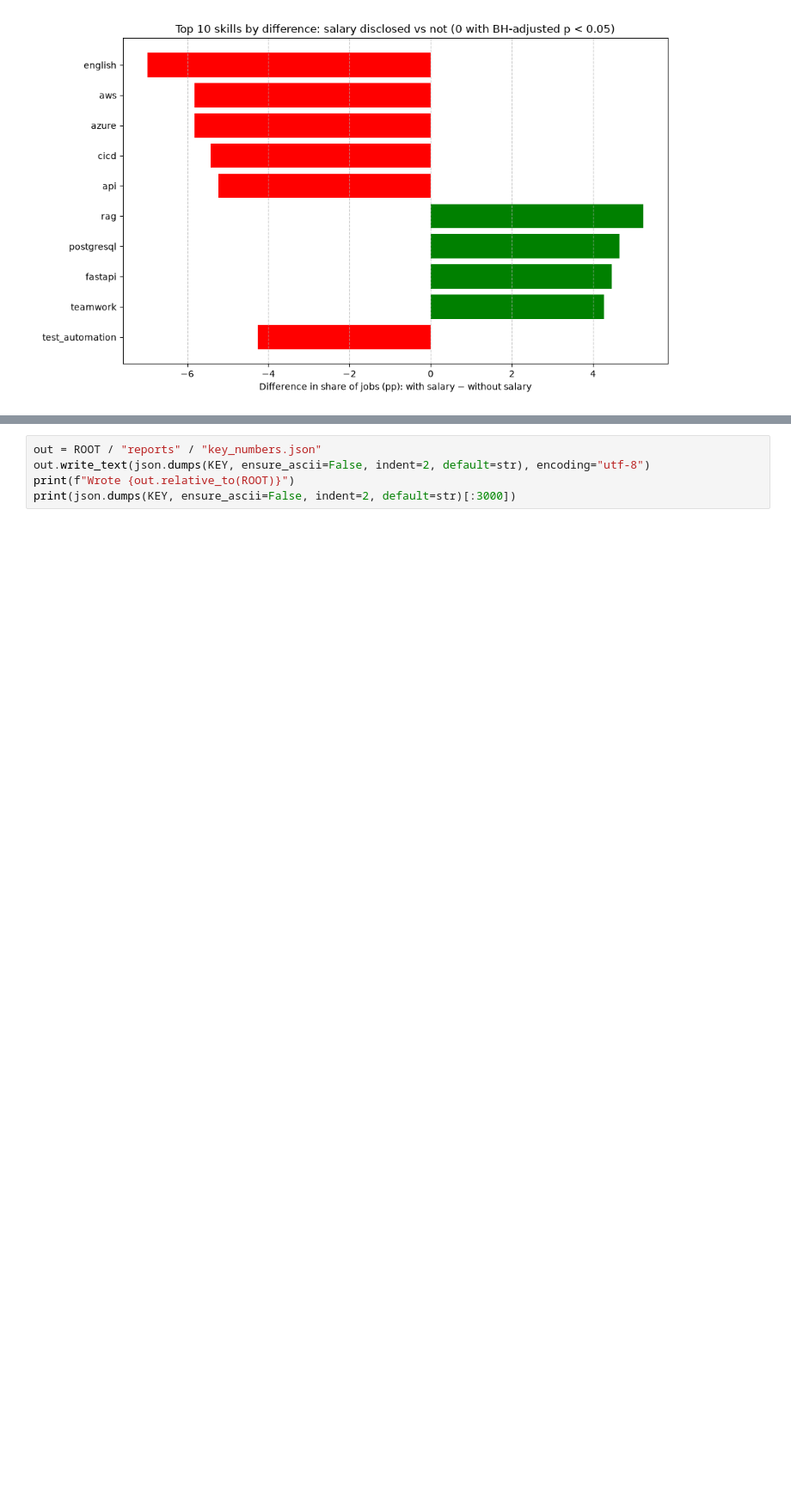
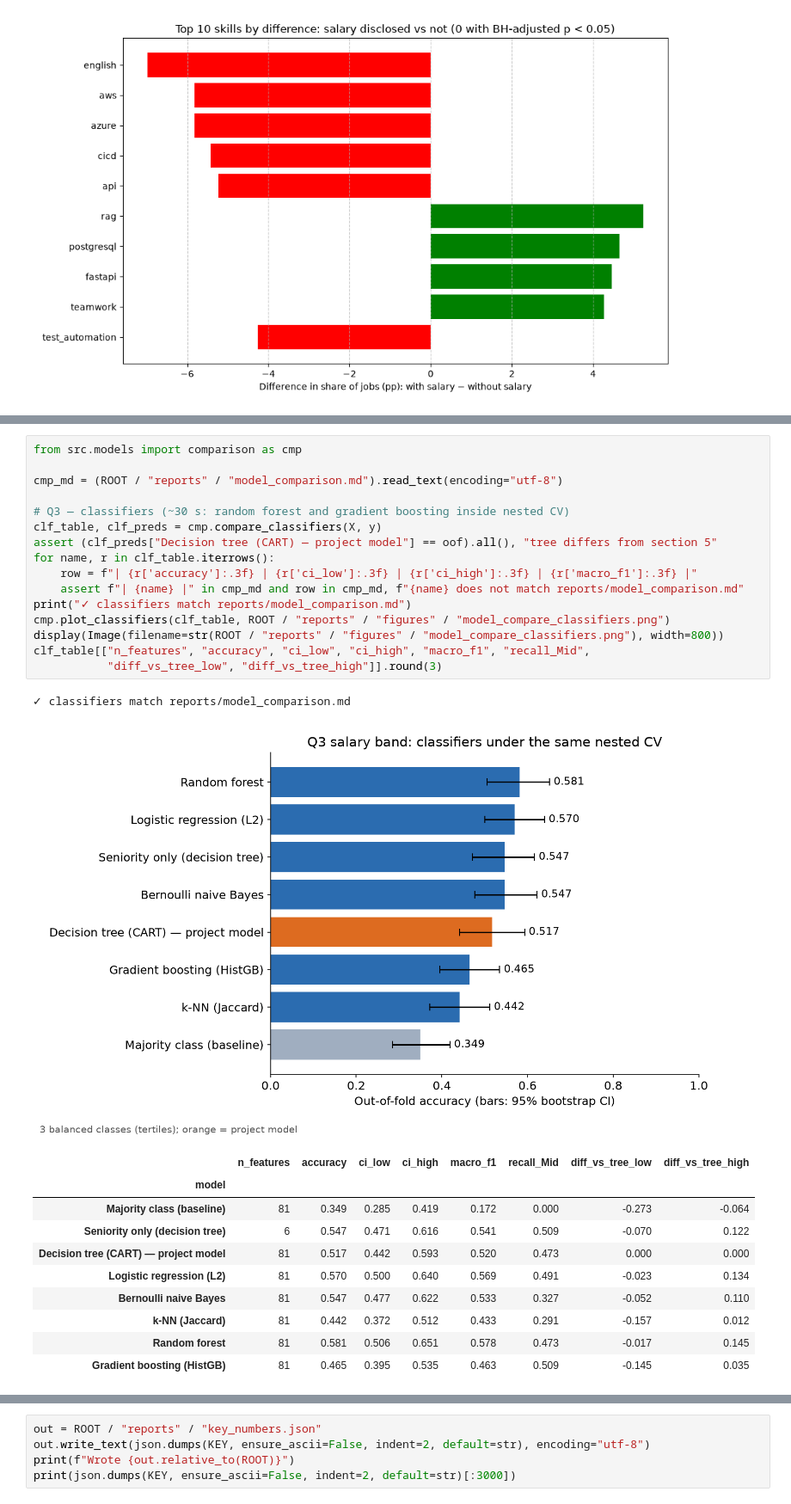
Before and after one commit to dogtoro/Labor-Market-Intelligence, a Jupyter notebook: notebooks/final_notebook.ipynb, the cells around one changed output, grey strips where cells are left out. Shown at 86% size. Saved outputs shown, nothing was run; the diff lists cells and outputs as text; blank space fills up the shorter version.

```diff
--- a/notebooks/final_notebook.ipynb
+++ b/notebooks/final_notebook.ipynb
@@ -432,0 +445,29 @@ for name in ["bias_levels.png", "bias_skills.png"]:
+# %%
+from src.models import comparison as cmp
+
+cmp_md = (ROOT / "reports" / "model_comparison.md").read_text(encoding="utf-8")
+
+# Q3 — classifiers (~30 s: random forest and gradient boosting inside nested CV)
+clf_table, clf_preds = cmp.compare_classifiers(X, y)
+assert (clf_preds["Decision tree (CART) — project model"] == oof).all(), "tree differs from section 5"
+for name, r in clf_table.iterrows():
+    row = f"| {r['accuracy']:.3f} | {r['ci_low']:.3f} | {r['ci_high']:.3f} | {r['macro_f1']:.3f} |"
+    assert f"| {name} |" in cmp_md and row in cmp_md, f"{name} does not match reports/model_comparison.md"
+print("✓ classifiers match reports/model_comparison.md")
+cmp.plot_classifiers(clf_table, ROOT / "reports" / "figures" / "model_compare_classifiers.png")
+display(Image(filename=str(ROOT / "reports" / "figures" / "model_compare_classifiers.png"), width=800))
+clf_table[["n_features", "accuracy", "ci_low", "ci_high", "macro_f1", "recall_Mid",
+           "diff_vs_tree_low", "diff_vs_tree_high"]].round(3)
+# %% [output]
+✓ classifiers match reports/model_comparison.md
+[figure, added]
+|  | n_features | accuracy | ci_low | ci_high | macro_f1 | recall_Mid | diff_vs_tree_low | diff_vs_tree_high |
+| model |  |  |  |  |  |  |  |  |
+| Majority class (baseline) | 81 | 0.349 | 0.285 | 0.419 | 0.172 | 0.000 | -0.273 | -0.064 |
+| Seniority only (decision tree) | 6 | 0.547 | 0.471 | 0.616 | 0.541 | 0.509 | -0.070 | 0.122 |
+| Decision tree (CART) — project model | 81 | 0.517 | 0.442 | 0.593 | 0.520 | 0.473 | 0.000 | 0.000 |
+| Logistic regression (L2) | 81 | 0.570 | 0.500 | 0.640 | 0.569 | 0.491 | -0.023 | 0.134 |
+| Bernoulli naive Bayes | 81 | 0.547 | 0.477 | 0.622 | 0.533 | 0.327 | -0.052 | 0.110 |
+| k-NN (Jaccard) | 81 | 0.442 | 0.372 | 0.512 | 0.433 | 0.291 | -0.157 | 0.012 |
+| Random forest | 81 | 0.581 | 0.506 | 0.651 | 0.578 | 0.473 | -0.017 | 0.145 |
+| Gradient boosting (HistGB) | 81 | 0.465 | 0.395 | 0.535 | 0.463 | 0.509 | -0.145 | 0.035 |
```
Also changed, not shown: parts of 9 cells of this notebook, 15 other files.
